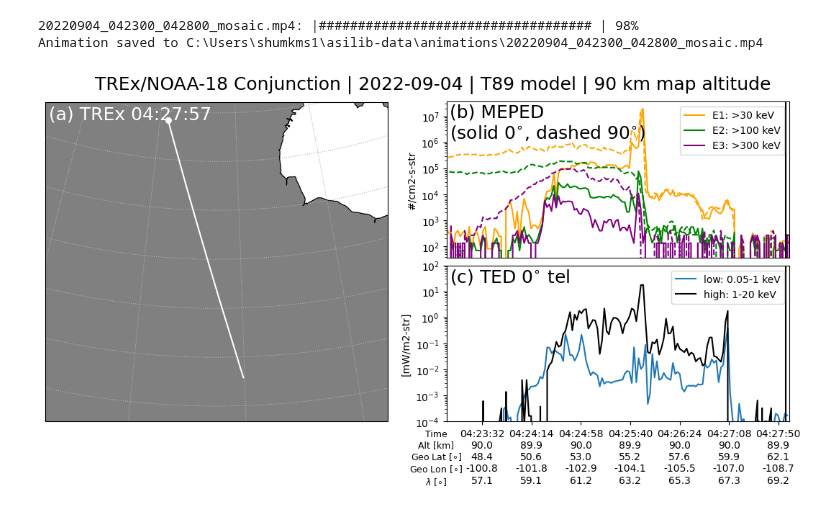
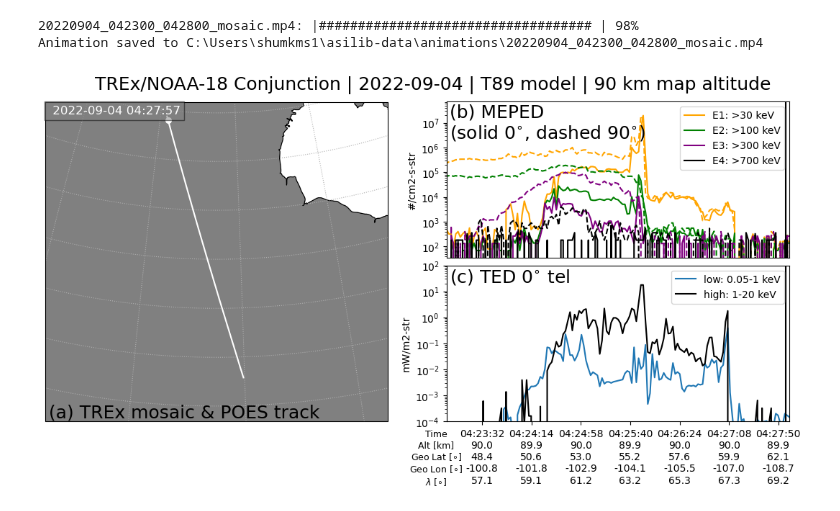
Before and after one commit to mshumko/elfinasi, a Jupyter notebook: src/20240904_substorm_study/20220904_0425_trex_poes_conjunction.ipynb, the cells around one changed output. Cells and saved outputs as stored; diff of their text form; code cells hidden in the pictures.

```diff
--- a/src/20240904_substorm_study/20220904_0425_trex_poes_conjunction.ipynb
+++ b/src/20240904_substorm_study/20220904_0425_trex_poes_conjunction.ipynb
@@ -231,12 +243,9 @@ for i, (time, ax_i, _label) in enumerate(zip(plot_times, ax, string.ascii_lowerc
 
 del(_legend)
 colors = ('orange', 'green', 'purple', 'black')
-for _channel, color, _label in zip(meped_energy_channels, colors, meped_energy_labels):
-    # Pick out fluxes for that energy channel
-    flux_0deg = meped_df[meped_df['energy_keV'] == _channel]['flux_at_tel0']
-    flux_90deg = meped_df[meped_df['energy_keV'] == _channel]['flux_at_tel90']
-    bx.plot(flux_0deg.index, flux_0deg, color=color, label=f'{_label} keV')
-    bx.plot(flux_90deg.index, flux_90deg, color=color, ls='--')
+for meped_channel_0deg, meped_channel_90deg, color, energy_label in zip(meped_channels_0deg, meped_channels_90deg, colors, meped_energy_labels):
+    bx.plot(poes['time'], poes[meped_channel_0deg], color=color, label=f'{energy_label} keV')
+    bx.plot(poes['time'], poes[meped_channel_90deg], color=color, ls='--')
 bx.set_yscale('log')
 bx.set_ylabel(f'[{meped_flux_units}]')
 bx.set_xlim(plot_times[0]-timedelta(minutes=1), plot_times[-1]+timedelta(minutes=1))
@@ -255,17 +264,17 @@ for ax_i, image_time_numeric in zip(ax, matplotlib.dates.date2num(plot_times)):
 _text = bx.text(
     0.01,
     0.99,
-    (f'({string.ascii_lowercase[len(ax)+1]}) MEPED (solid $0^{{\\circ}}$, dashed $90^{{\\circ}}$)'),
+    (f'({string.ascii_lowercase[len(ax)]}) MEPED (solid $0^{{\\circ}}$, dashed $90^{{\\circ}}$)'),
     va='top',
     transform=bx.transAxes,
     fontsize=12
     )
 
-cx.plot(ted_low_0tel.time, ted_low_0tel.values, label='low: 0.05-1 keV')
-cx.plot(ted_high_0tel.time, ted_high_0tel.values, c='k', label='high: 1-20 keV')
-cx.text(0.01, 0.99, f'({string.ascii_lowercase[len(ax)+2]}) TED $0^{{\\circ}}$ tel', va='top', transform=cx.transAxes, color='grey')
+cx.plot(poes['time'], poes['ted_ele_tel0_low_eflux'], label='low: 0.05-1 keV')
+cx.plot(poes['time'], poes['ted_ele_tel0_hi_eflux'], c='k', label='high: 1-20 keV')
+cx.text(0.01, 0.99, f'({string.ascii_lowercase[len(ax+1)]}) TED $0^{{\\circ}}$ tel', va='top', transform=cx.transAxes, fontsize=12)
 cx.set_yscale('log')
-cx.set_ylabel(ted_high_0tel.plot_options['yaxis_opt']['axis_subtitle'])
+cx.set_ylabel(ted_eflux_units)
 cx.legend(loc=1)
 cx.set_ylim(1E-4, 1E2)
 
@@ -293,16 +304,20 @@ asis = asilib.Imagers(
     for location_code in location_codes]
     )
 
-plt.suptitle(f'TREx/NOAA-18 Conjunction | {time_range[0][:10]} | T89 model | {alt} km map altitude', fontsize=18)
+plt.suptitle(f'TREx/NOAA-{poes_probe[-2:]} Conjunction | {time_range[0].date()} | T89 model | {alt} km map altitude', fontsize=18)
 
 ax.plot(mapped_ephemeris['lon'], mapped_ephemeris['lat'], c='w', transform=ccrs.PlateCarree(), zorder=2.01)
 colors = ('orange', 'green', 'purple', 'black')
-for _channel, color, _label in zip(meped_energy_channels, colors, meped_energy_labels):
-    # Pick out fluxes for that energy channel
-    flux_0deg = meped_df[meped_df['energy_keV'] == _channel]['flux_at_tel0']
-    flux_90deg = meped_df[meped_df['energy_keV'] == _channel]['flux_at_tel90']
-    bx.plot(flux_0deg.index, flux_0deg, color=color, label=f'{_label} keV')
-    bx.plot(flux_90deg.index, flux_90deg, color=color, ls='--')
+for meped_channel_0deg, meped_channel_90deg, color, energy_label in zip(meped_channels_0deg, meped_channels_90deg, colors, meped_energy_labels):
+    bx.plot(poes['time'], poes[meped_channel_0deg], color=color, label=f'{energy_label} keV')
+    bx.plot(poes['time'], poes[meped_channel_90deg], color=color, ls='--')
+ax.text(
+    0.01,
+    0.01,
+    f'({string.ascii_lowercase[0]}) TREx mosaic & POES track',
+    transform=ax.transAxes,
+    fontsize=18
+    )
 bx.text(
     0.01,
     0.99,
@@ -317,50 +332,39 @@ bx.set_xlim(plot_times[0]-timedelta(minutes=1), plot_times[-1]+timedelta(minutes
 bx.legend()
 bx.get_xaxis().set_visible(False)
 
-cx.plot(ted_low_0tel.time, ted_low_0tel.values, label='low: 0.05-1 keV')
-cx.plot(ted_high_0tel.time, ted_high_0tel.values, c='k', label='high: 1-20 keV')
+cx.plot(poes['time'], poes['ted_ele_tel0_low_eflux'], label='low: 0.05-1 keV')
+cx.plot(poes['time'], poes['ted_ele_tel0_hi_eflux'], c='k', label='high: 1-20 keV')
 cx.text(0.01, 0.99, f'({string.ascii_lowercase[2]}) TED $0^{{\\circ}}$ tel', va='top', transform=cx.transAxes, fontsize=18)
 cx.set_yscale('log')
-cx.set_ylabel(ted_high_0tel.plot_options['yaxis_opt']['axis_subtitle'])
+cx.set_ylabel(ted_eflux_units)
 cx.legend(loc=1)
 cx.set_ylim(1E-4, 1E2)
 
 manylabels.ManyLabels(cx, manylabels_data)
 cx.xaxis.label.set_size(9)
 cx.xaxis.set_label_coords(-0.03, -0.01*(1+len(manylabels_data.columns)))
 cx.xaxis.set_major_locator(plt.MaxNLocator(7))
 
 gen = asis.animate_map_gen(overwrite=True, ax=ax, min_elevation=7)
 for _guide_time, _, _, _ in gen:
     if 'vline_bx' in locals():
         # These variables are only used when POES is in the FOV
         vline_bx.remove()
         vline_cx.remove()
         _noaa_loc.remove()
 
-    if '_animation_plot_time' in locals():
-        _animation_plot_time.remove()
-
     idx = mapped_ephemeris.index.get_indexer([_guide_time], method='nearest')
     _noaa_loc = ax.scatter(
         mapped_ephemeris.iloc[idx, :]['lon'],
         mapped_ephemeris.iloc[idx, :]['lat'],
         c='w',
         s=30,
         transform=ccrs.PlateCarree(),
         label=poes_probe
         )
     vline_bx = bx.axvline(_guide_time, c='k')
     vline_cx = cx.axvline(_guide_time, c='k')
-
-    _animation_plot_time = ax.text(
-        0.01, 0.99, f'({string.ascii_lowercase[0]}) TREx {_guide_time:%H:%M:%S}',
-        va='top',
-        transform=ax.transAxes,
-        fontsize=18,
-        color='w'
-        )
 # %% [output]
 20220904_042300_042800_mosaic.mp4: |################################### | 98%
 Animation saved to C:\Users\shumkms1\asilib-data\animations\20220904_042300_042800_mosaic.mp4
-[figure, old version]
+[figure, new version]
```
Also changed, not shown: parts of 21 cells of this notebook, 6 other files.
